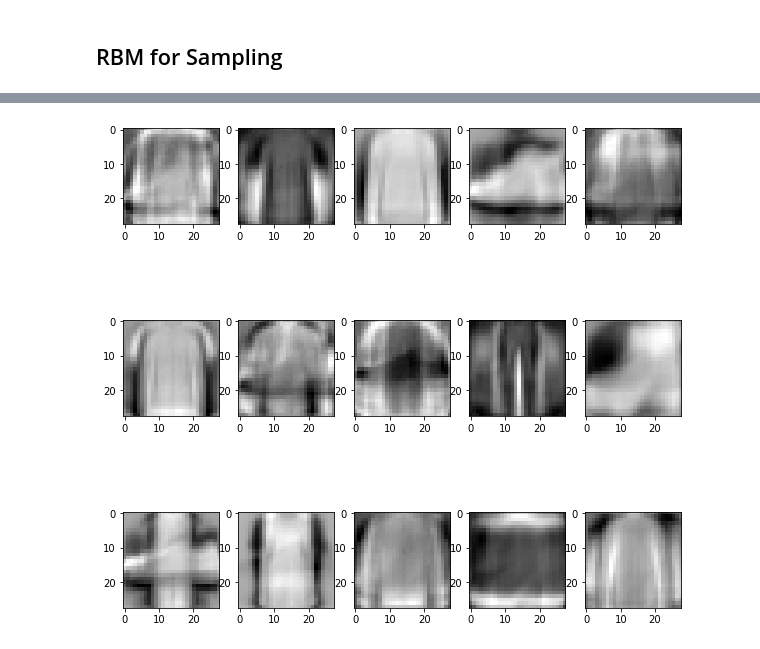
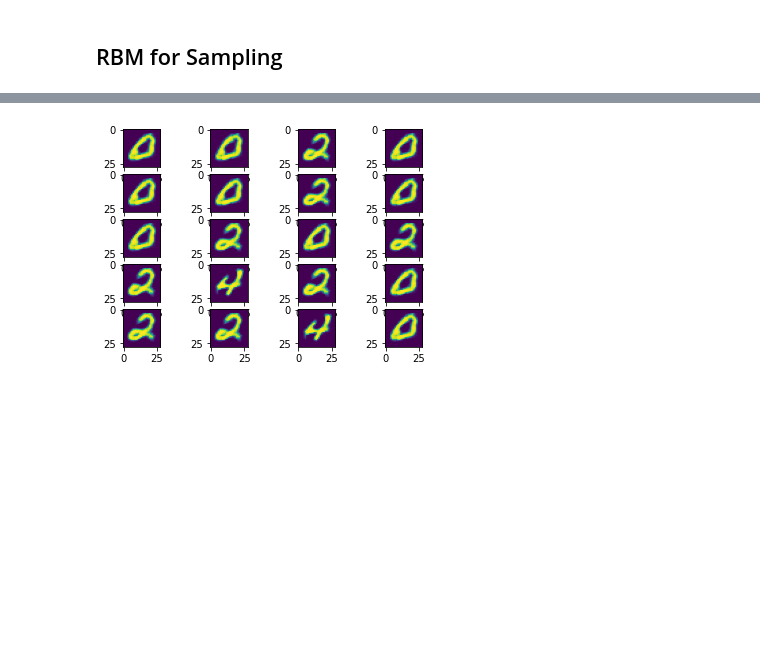
Before and after one commit to Xabilahu/RBM_EDAs, a Jupyter notebook: RBM_DEAP_testing.ipynb, the cells around one changed output, grey strips where cells are left out. Drawn from its saved outputs; the diff is of its cells as text; code cells hidden in the pictures; blank space fills up the shorter version.

```diff
--- a/RBM_DEAP_testing.ipynb
+++ b/RBM_DEAP_testing.ipynb
@@ -233,8 +284,13 @@ plt.show()
+# %%
+with tf.Session() as _:
+    for i in range(20):
+        plt.subplot(5,4,i + 1)
+        plt.imshow(generated.eval()[i].reshape((28,28)))
+# %% [output]
+[figure, added]
 # %%
 plt.figure(figsize=(10,10))
 for i in range(w.shape[0]):
-    plt.subplot(3,5,i+1)
+    plt.subplot(10,10,i+1)
     plt.imshow(np.reshape(w[i],(28,28)))
 plt.show()
-# %% [output]
-[figure, removed]
```
Also changed, not shown: parts of 12 cells of this notebook, 1 other file.
